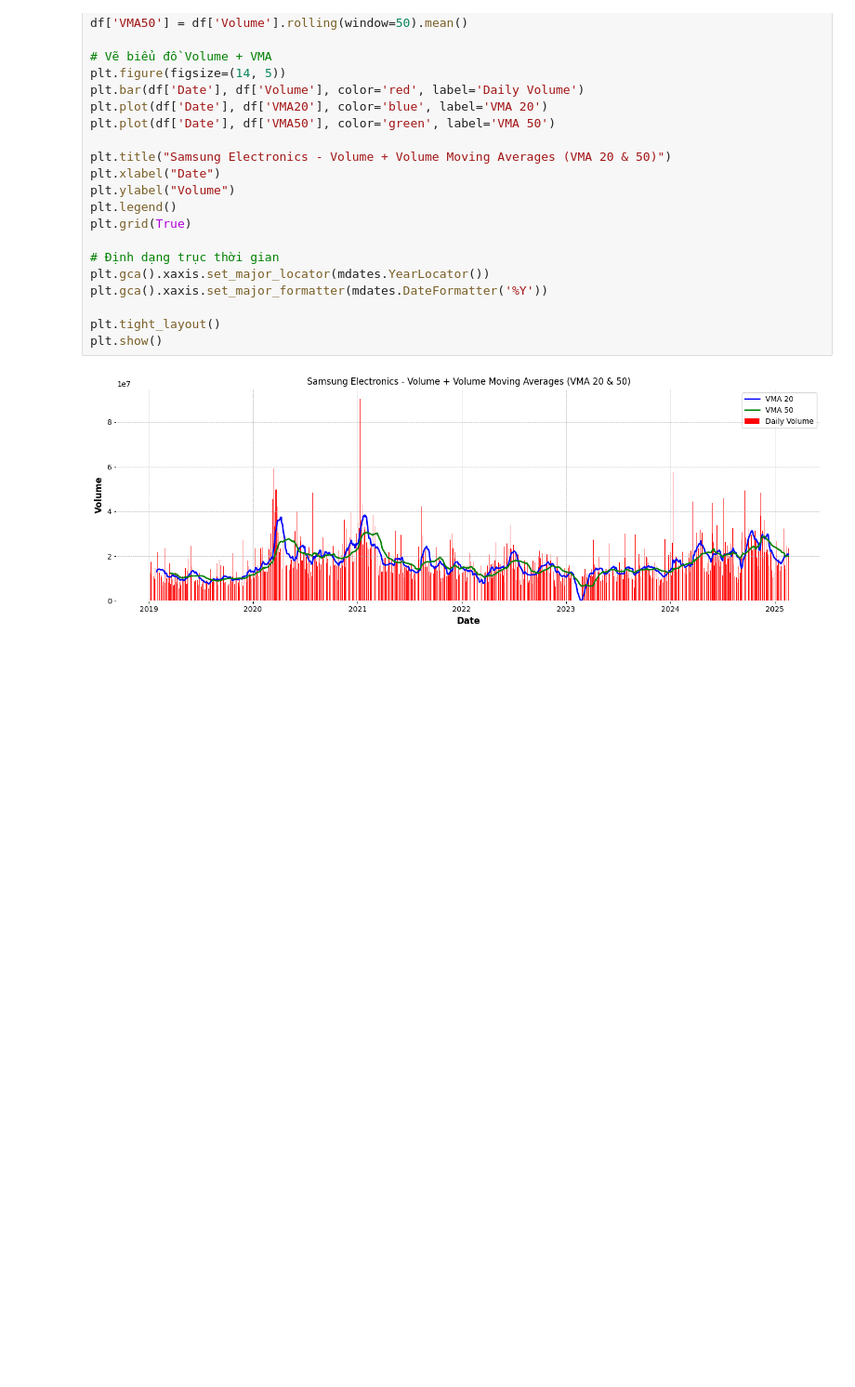
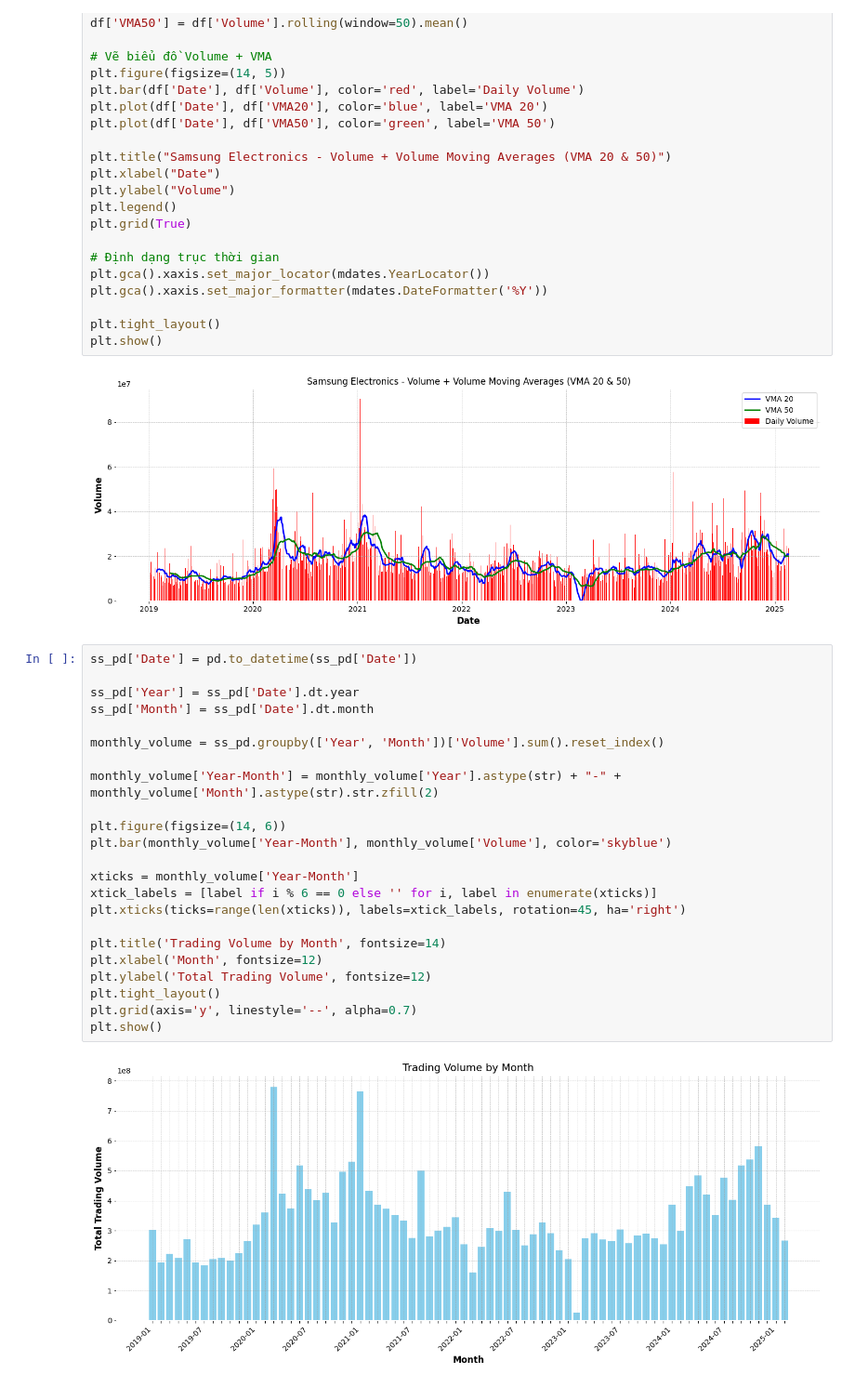
Before and after one commit to BIGDATA-GROUP-4/Samsung-Stock-Price, a Jupyter notebook: Samsung_stockprice.ipynb, the cells around one changed output. Shown at 93% size. Drawn from its saved outputs; the diff is of its cells as text; blank space fills up the shorter version.

```diff
--- a/Samsung_stockprice.ipynb
+++ b/Samsung_stockprice.ipynb
@@ -257,3 +257,28 @@ plt.tight_layout()
 plt.show()
 # %% [output]
 [figure]
+# %%
+ss_pd['Date'] = pd.to_datetime(ss_pd['Date'])
+
+ss_pd['Year'] = ss_pd['Date'].dt.year
+ss_pd['Month'] = ss_pd['Date'].dt.month
+
+monthly_volume = ss_pd.groupby(['Year', 'Month'])['Volume'].sum().reset_index()
+
+monthly_volume['Year-Month'] = monthly_volume['Year'].astype(str) + "-" + monthly_volume['Month'].astype(str).str.zfill(2)
+
+plt.figure(figsize=(14, 6))
+plt.bar(monthly_volume['Year-Month'], monthly_volume['Volume'], color='skyblue')
+
+xticks = monthly_volume['Year-Month']
+xtick_labels = [label if i % 6 == 0 else '' for i, label in enumerate(xticks)]
+plt.xticks(ticks=range(len(xticks)), labels=xtick_labels, rotation=45, ha='right')
+
+plt.title('Trading Volume by Month', fontsize=14)
+plt.xlabel('Month', fontsize=12)
+plt.ylabel('Total Trading Volume', fontsize=12)
+plt.tight_layout()
+plt.grid(axis='y', linestyle='--', alpha=0.7)
+plt.show()
+# %% [output]
+[figure, added]
```
Also changed, not shown: parts of 3 cells of this notebook.
